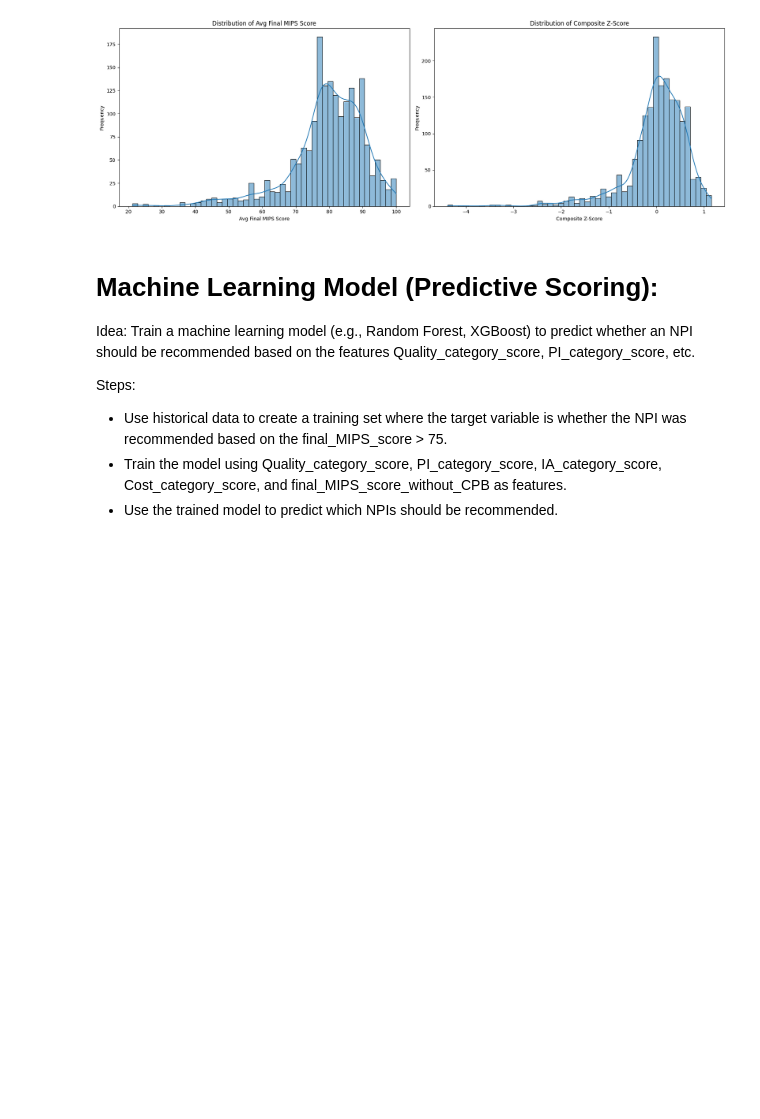
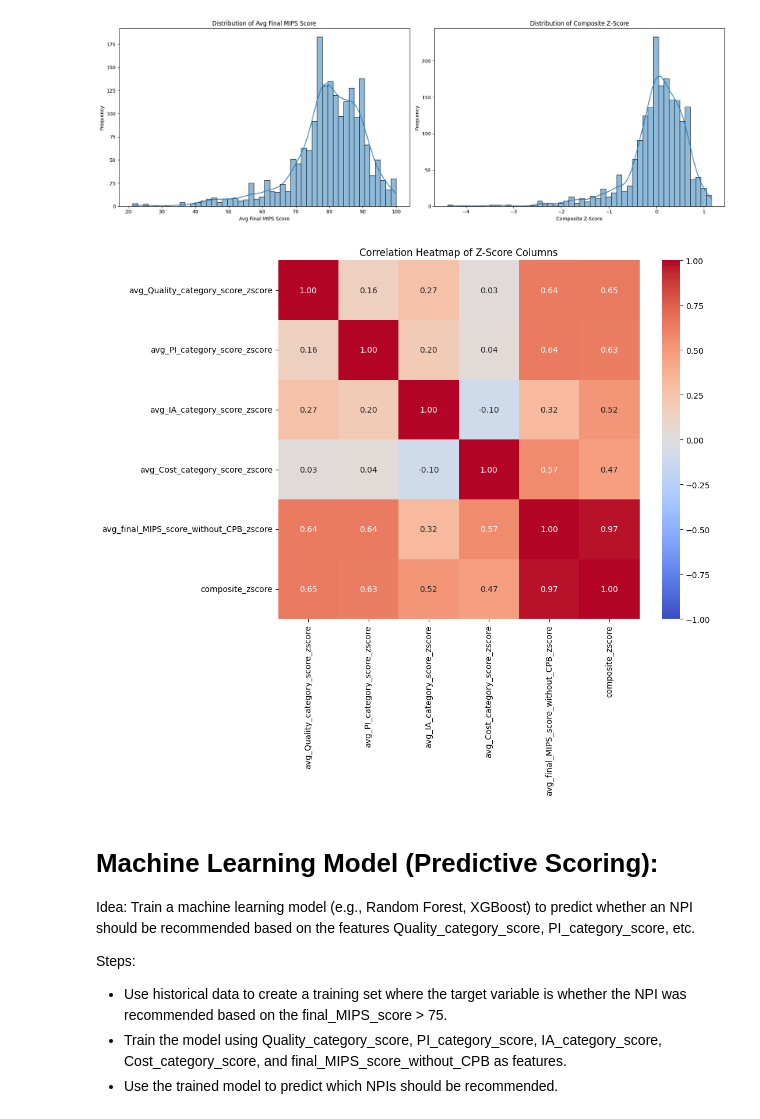
Before and after one commit to Sahil1709/doctor-right, a Jupyter notebook: eda-combined.ipynb, the cells around one changed output. Saved outputs shown, nothing was run; the diff lists cells and outputs as text; code cells hidden in the pictures; blank space fills up the shorter version.

```diff
--- a/eda-combined.ipynb
+++ b/eda-combined.ipynb
@@ -612,6 +612,27 @@ plt.tight_layout()
 plt.show()
 # %% [output]
 [figure]
+# %%
+# Convert the dataframe to Pandas for plotting
+pandas_df = agg_df.select(
+    'avg_Quality_category_score_zscore',
+    'avg_PI_category_score_zscore',
+    'avg_IA_category_score_zscore',
+    'avg_Cost_category_score_zscore',
+    'avg_final_MIPS_score_without_CPB_zscore',
+    'composite_zscore'
+).toPandas()
+
+# Create a correlation matrix for the z-score columns
+corr_matrix_zscore = pandas_df.corr()
+
+# Plot heatmap
+plt.figure(figsize=(10, 8))
+sns.heatmap(corr_matrix_zscore, annot=True, cmap='coolwarm', fmt='.2f', vmin=-1, vmax=1)
+plt.title('Correlation Heatmap of Z-Score Columns')
+plt.show()
+# %% [output]
+[figure, added]
 # %% [markdown]
 # Machine Learning Model (Predictive Scoring):
 Idea: Train a machine learning model (e.g., Random Forest, XGBoost) to predict whether an NPI should be recommended based on the features Quality_category_score, PI_category_score, etc.
```
Also changed, not shown: parts of 18 cells of this notebook, 2 other files.
